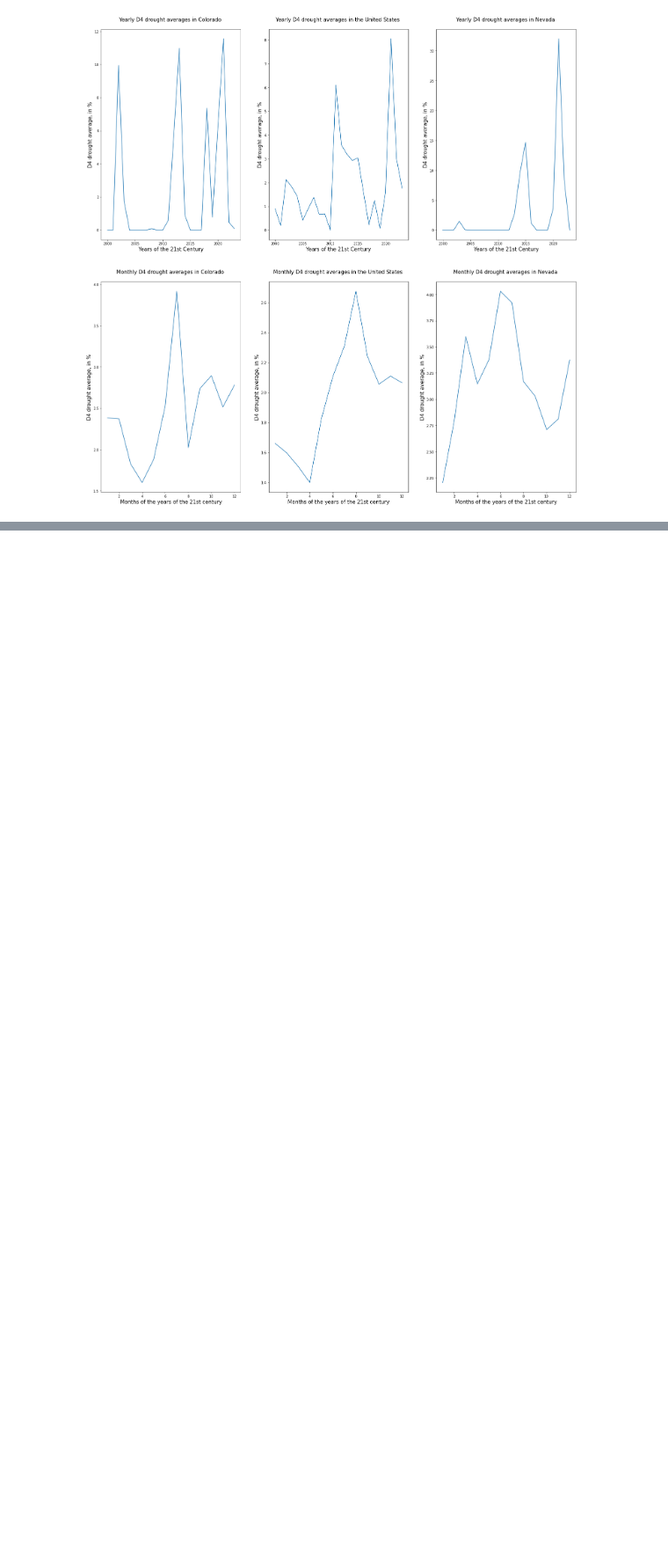
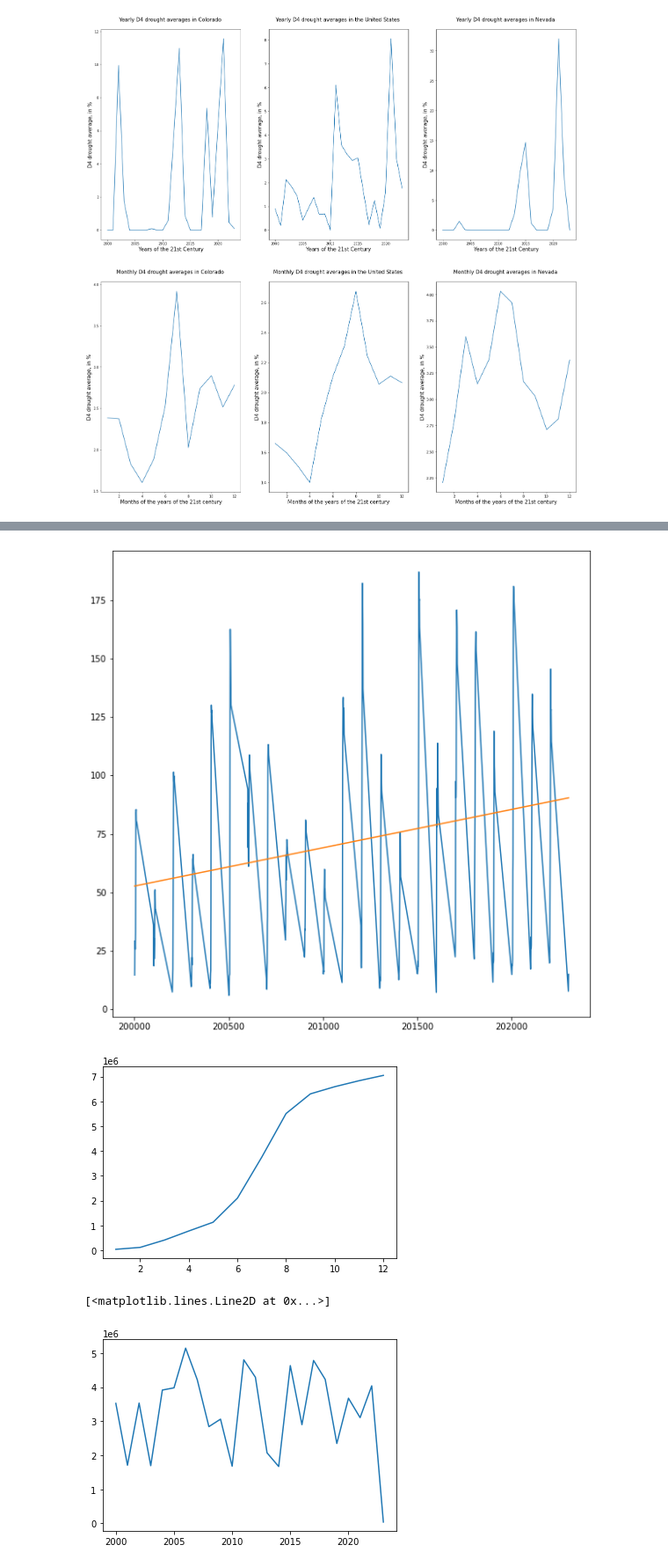
Before and after one commit to AaronCJimeny/FP04-groundwater, a Jupyter notebook: GPGN_268_semesterproject_LukeM.ipynb, the cells around one changed output, grey strips where cells are left out. Shown at 88% size. Cells and saved outputs as stored; diff of their text form; code cells hidden in the pictures; blank space fills up the shorter version.

Commit message:
Began work on wildfire files

```diff
--- a/GPGN_268_semesterproject_LukeM.ipynb
+++ b/GPGN_268_semesterproject_LukeM.ipynb
@@ -212,0 +201,27 @@ plt.show()
+# %%
+wildfire = pd.read_csv('../FP04-groundwater/data/US_wildfires.csv')
+for date in wildfire['Date']:
+    date = str(date)
+newdate = pd.to_datetime(wildfire['Date'], format = '%Y%m',errors = 'coerce')
+wildfire['newdate'] = newdate
+wildfire.index = wildfire['Date']
+plt.figure(figsize = (10,10))
+plt.plot(wildfire.index,wildfire['Acres Burned per Fire'])
+x = np.array((wildfire.index))
+lr = LinearRegression().fit(x.reshape(-1,1),wildfire["Acres Burned per Fire"])
+plt.plot(x,lr.predict(x.reshape(-1,1)))
+plt.show()
+
+wildfire.index = newdate
+wildfire['month'] = wildfire.index.month
+wildfire['year'] = wildfire.index.year
+month_plot = wildfire.groupby(['month']).mean()['Acres Burned']
+year_plot = wildfire.groupby(['year']).mean()['Acres Burned']
+plt.plot(month_plot)
+plt.show()
+plt.plot(year_plot)
+# %% [output]
+[figure, added]
+[figure, added]
+[<matplotlib.lines.Line2D at 0x...>]
+[figure, added]
```
Also changed, not shown: parts of 6 cells of this notebook.
